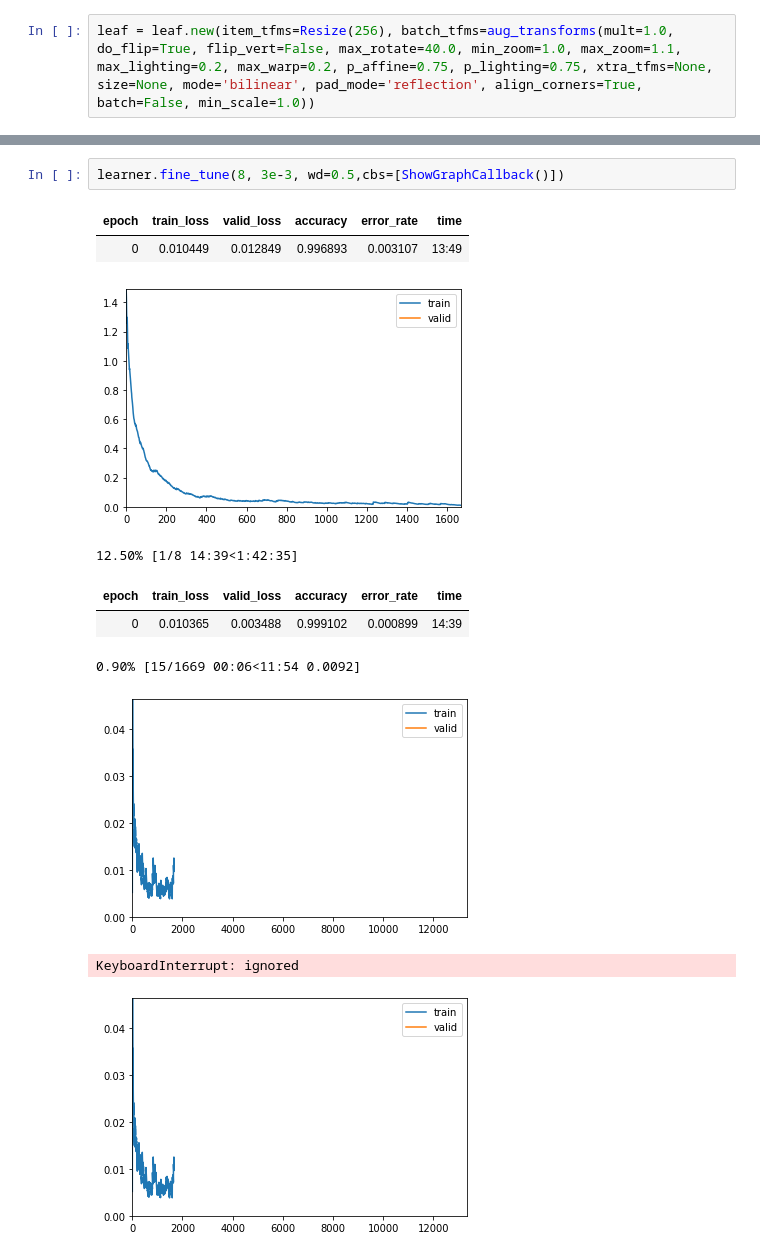
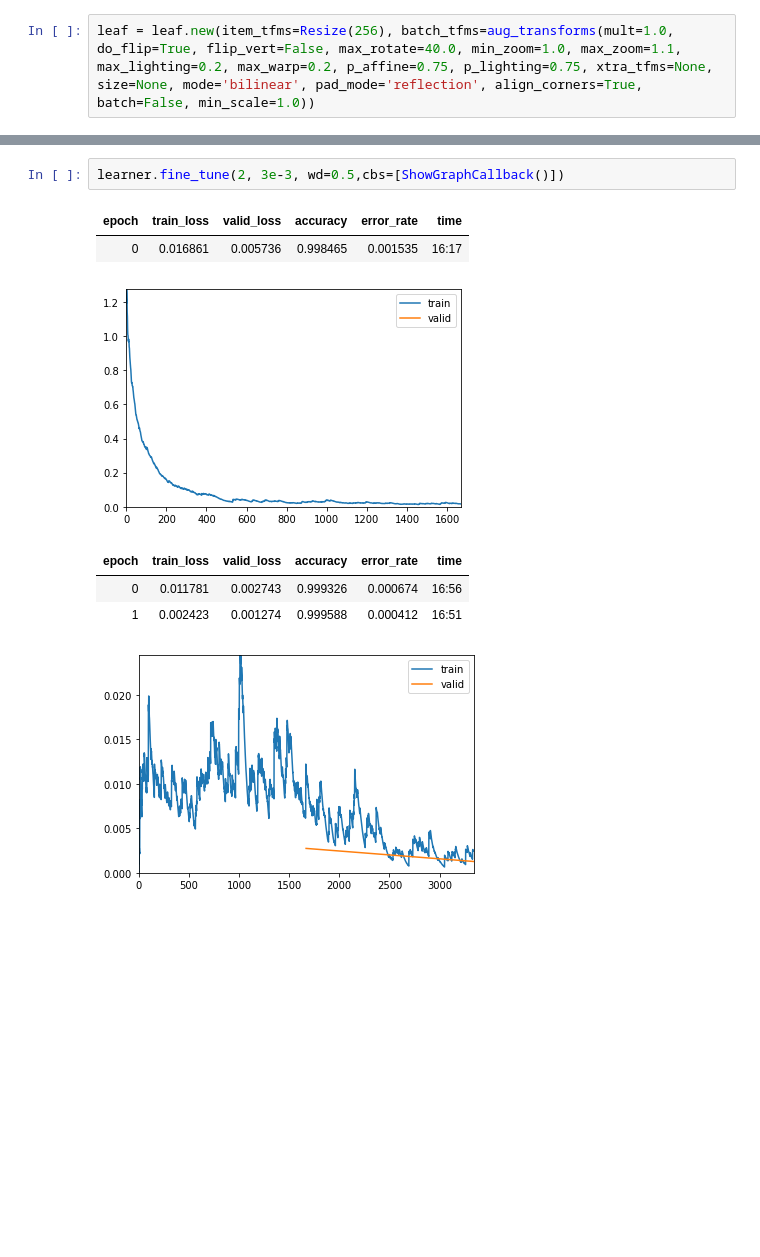
Before and after one commit to EastHShin/SWCapstone_Opinio, a Jupyter notebook: back-end-deeplearning/model_folder/PlantORNot.ipynb, the cells around one changed output, grey strips where cells are left out. Drawn from its saved outputs; the diff is of its cells as text; blank space fills up the shorter version.

```diff
--- a/back-end-deeplearning/model_folder/PlantORNot.ipynb
+++ b/back-end-deeplearning/model_folder/PlantORNot.ipynb
@@ -75,16 +28,13 @@ Downloading: "https://download.pytorch.org/models/resnet18-f37072fd.pth" to /roo
 # %%
-learner.fine_tune(8, 3e-3, wd=0.5,cbs=[ShowGraphCallback()])
+learner.fine_tune(2, 3e-3, wd=0.5,cbs=[ShowGraphCallback()])
 # %% [output]
 | epoch | train_loss | valid_loss | accuracy | error_rate | time |
-| 0 | 0.010449 | 0.012849 | 0.996893 | 0.003107 | 13:49 |
+| 0 | 0.016861 | 0.005736 | 0.998465 | 0.001535 | 16:17 |
-[figure, old version]
+[figure, new version]
-12.50% [1/8 14:39<1:42:35]
 | epoch | train_loss | valid_loss | accuracy | error_rate | time |
-| 0 | 0.010365 | 0.003488 | 0.999102 | 0.000899 | 14:39 |
+| 0 | 0.011781 | 0.002743 | 0.999326 | 0.000674 | 16:56 |
+| 1 | 0.002423 | 0.001274 | 0.999588 | 0.000412 | 16:51 |
-0.90% [15/1669 00:06<11:54 0.0092]
-[figure, old version]
+[figure, new version]
-KeyboardInterrupt: ignored
-[figure, removed]
 # %%
 import pickle
 from google.colab import files
```
Also changed, not shown: parts of 11 cells of this notebook, 3 other files.
